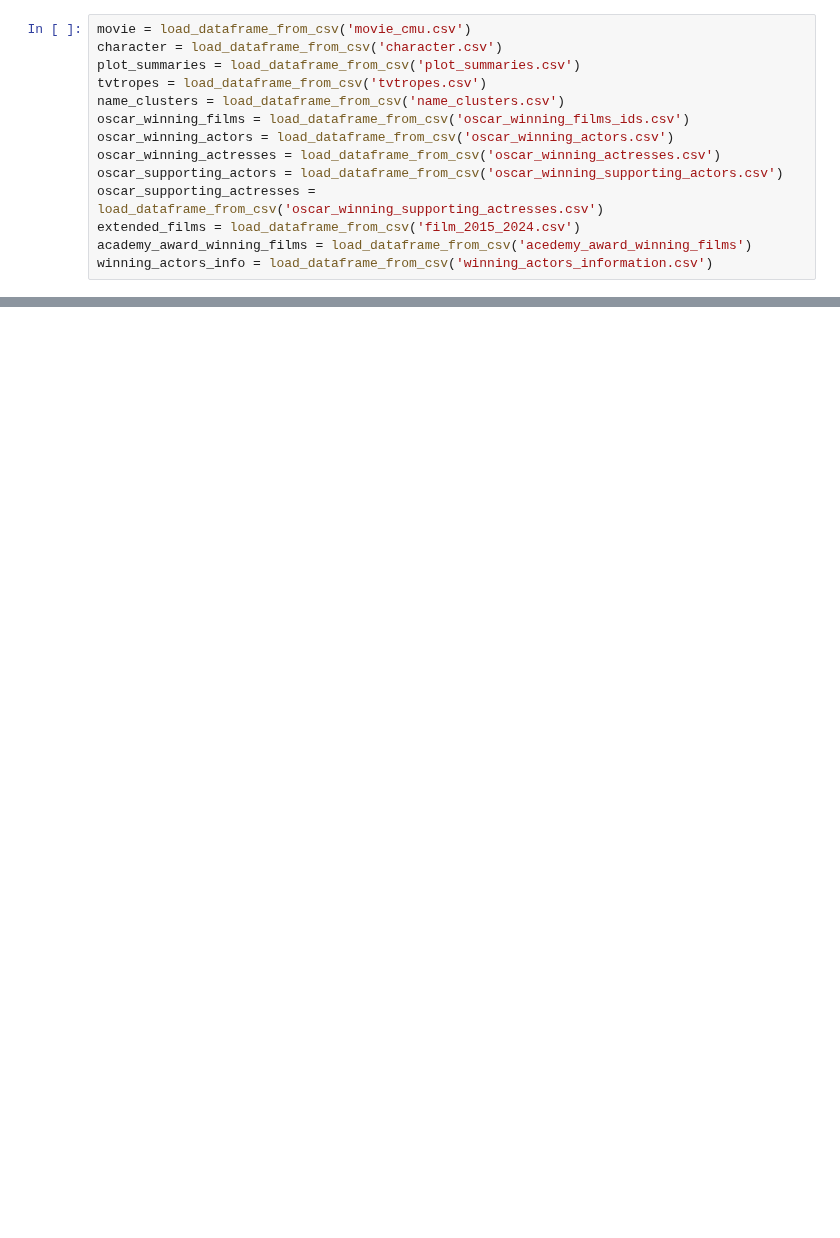
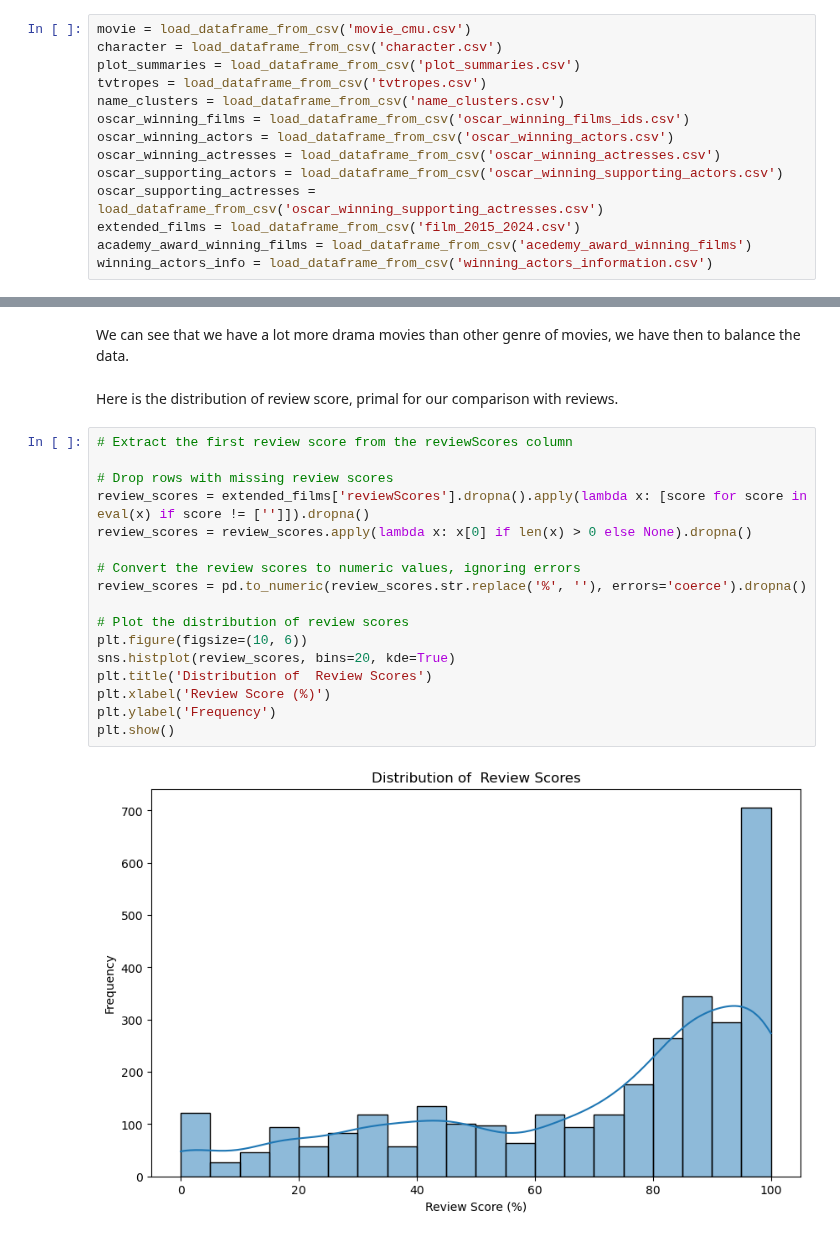
Before and after one commit to epfl-ada/ada-2024-project-5ds, a Jupyter notebook: results.ipynb, the cells around one changed output, grey strips where cells are left out. Drawn from its saved outputs; the diff is of its cells as text; blank space fills up the shorter version.

```diff
--- a/results.ipynb
+++ b/results.ipynb
@@ -45,0 +139,23 @@ winning_actors_info
+# %% [markdown]
+We can see that we have a lot more drama movies than other genre of movies, we have then to balance the data.
+# %% [markdown]
+Here is the distribution of review score, primal for our comparison with reviews.
+# %%
+# Extract the first review score from the reviewScores column
+
+# Drop rows with missing review scores
+review_scores = extended_films['reviewScores'].dropna().apply(lambda x: [score for score in eval(x) if score != ['']]).dropna()
+review_scores = review_scores.apply(lambda x: x[0] if len(x) > 0 else None).dropna()
+
+# Convert the review scores to numeric values, ignoring errors
+review_scores = pd.to_numeric(review_scores.str.replace('%', ''), errors='coerce').dropna()
+
+# Plot the distribution of review scores
+plt.figure(figsize=(10, 6))
+sns.histplot(review_scores, bins=20, kde=True)
+plt.title('Distribution of  Review Scores')
+plt.xlabel('Review Score (%)')
+plt.ylabel('Frequency')
+plt.show()
+# %% [output]
+[figure, added]
```
Also changed, not shown: parts of 20 cells of this notebook, 10 other files.
